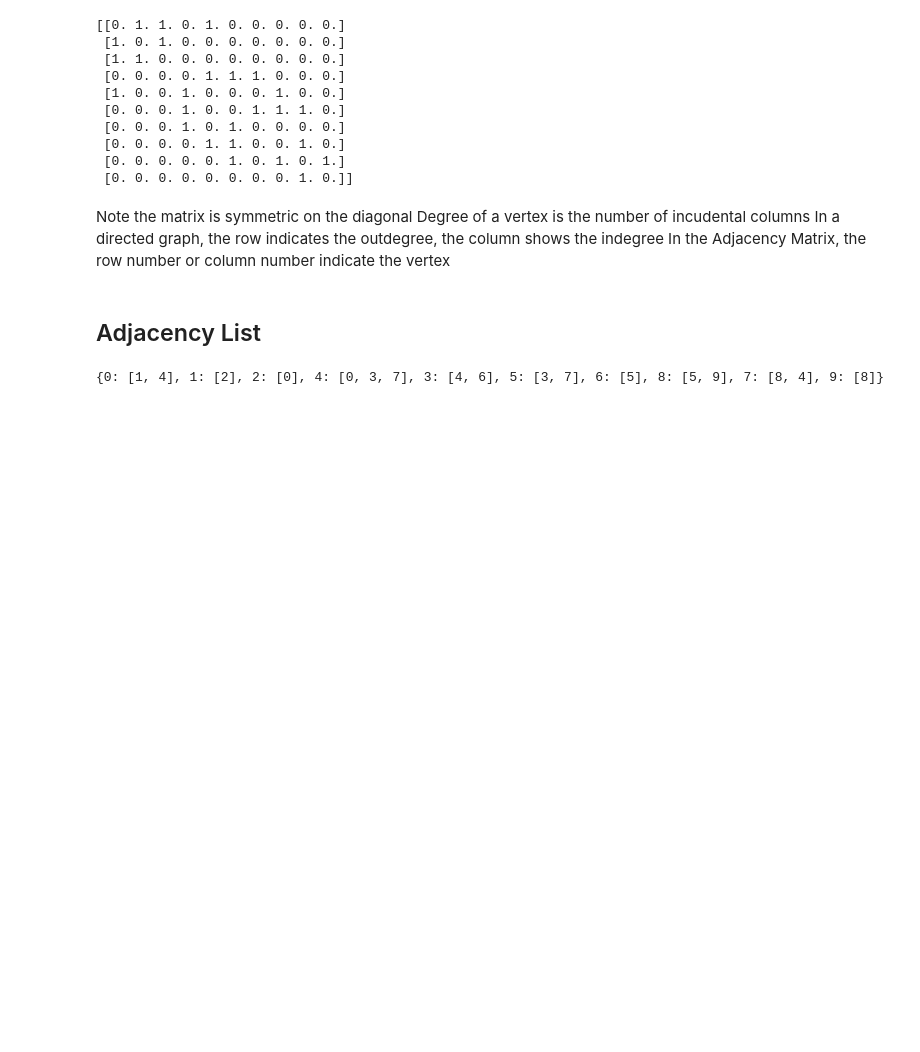
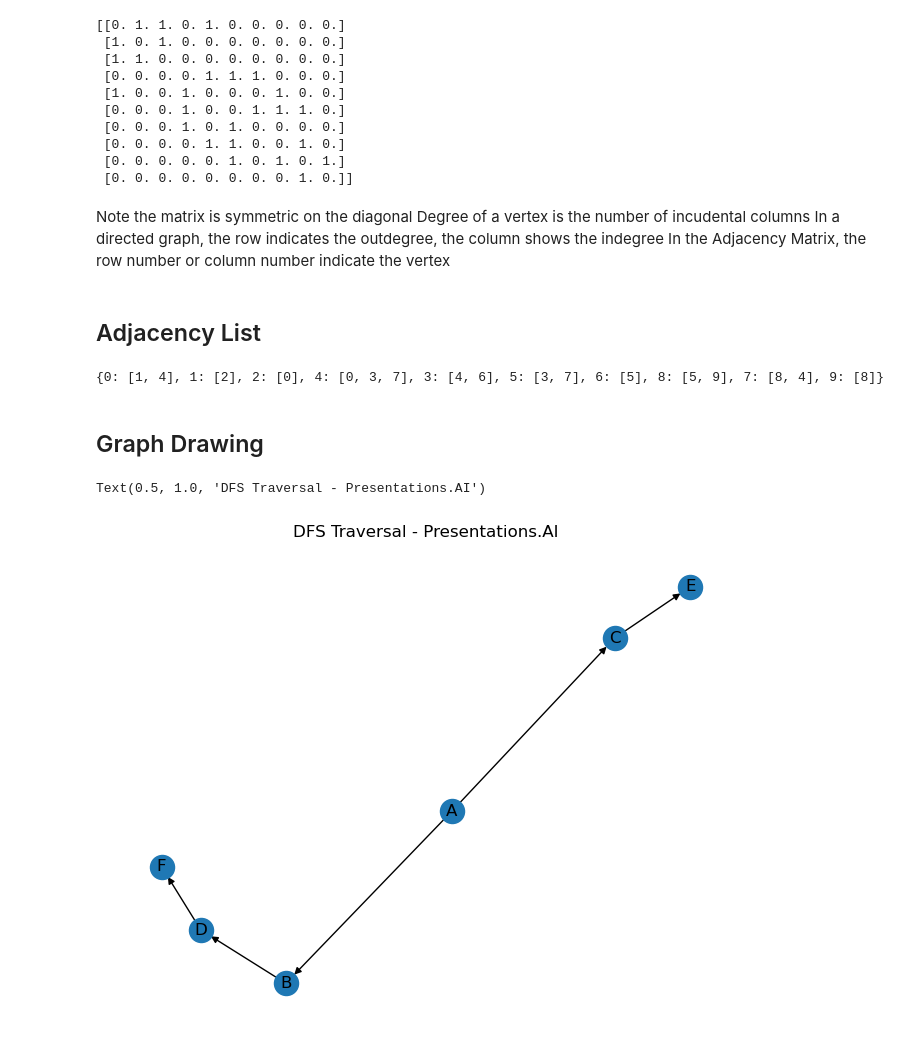
Before and after one commit to 23f2003570/pdsa, a Jupyter notebook: Graphs.ipynb, the cells around one changed output. Drawn from its saved outputs; the diff is of its cells as text; code cells hidden in the pictures; blank space fills up the shorter version.

```diff
--- a/Graphs.ipynb
+++ b/Graphs.ipynb
@@ -67,3 +67,19 @@ for (r,c) in edges:
 print(A)
 # %% [output]
 {0: [1, 4], 1: [2], 2: [0], 4: [0, 3, 7], 3: [4, 6], 5: [3, 7], 6: [5], 8: [5, 9], 7: [8, 4], 9: [8]}
+# %% [markdown]
+## Graph Drawing
+# %%
+import networkx as nx
+import matplotlib.pyplot as plt
+
+G = nx.DiGraph()
+G.add_edges_from([('A', 'B'), ('A', 'C'), ('B', 'D'), ('C', 'E'), ('D', 'F')])
+
+pos = nx.spring_layout(G)
+nx.draw(G, pos, with_labels=True, arrows=True)
+plt.title("DFS Traversal - Presentations.AI")
+#plt.savefig("dfs_example.png")
+# %% [output]
+Text(0.5, 1.0, 'DFS Traversal - Presentations.AI')
+[figure, added]
```
Also changed, not shown: 3 other files.
